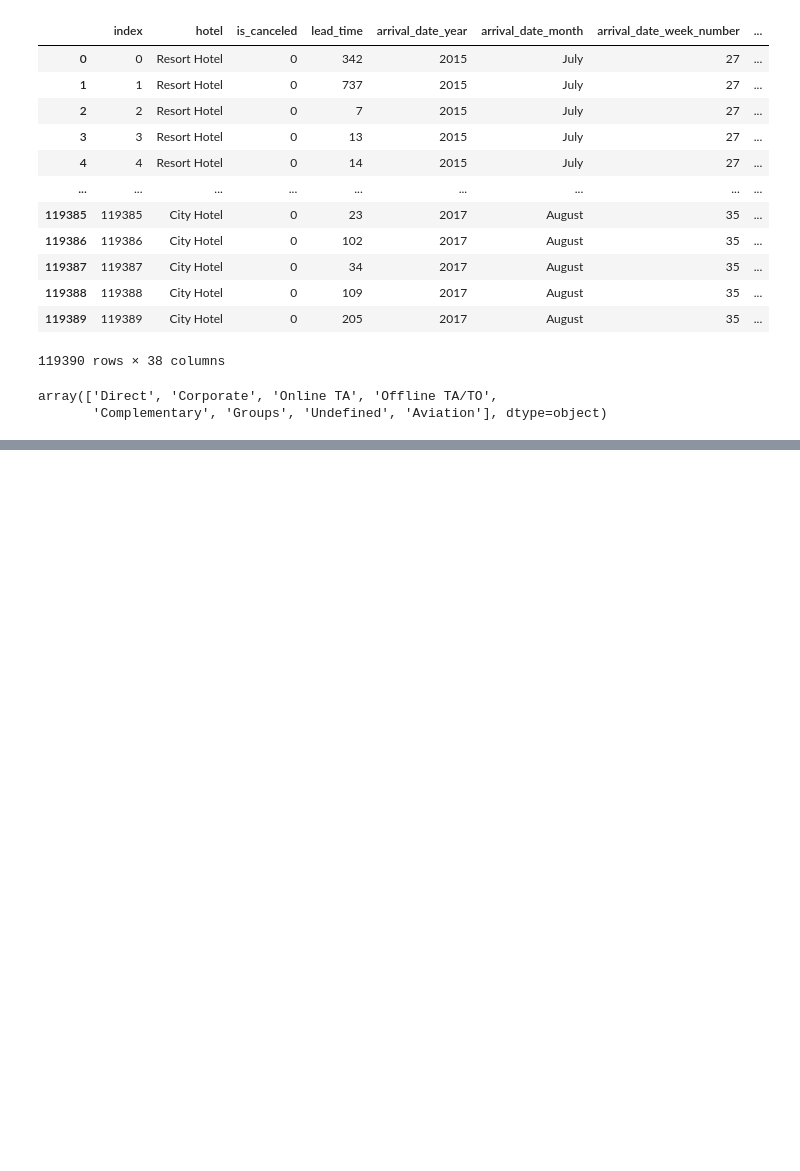
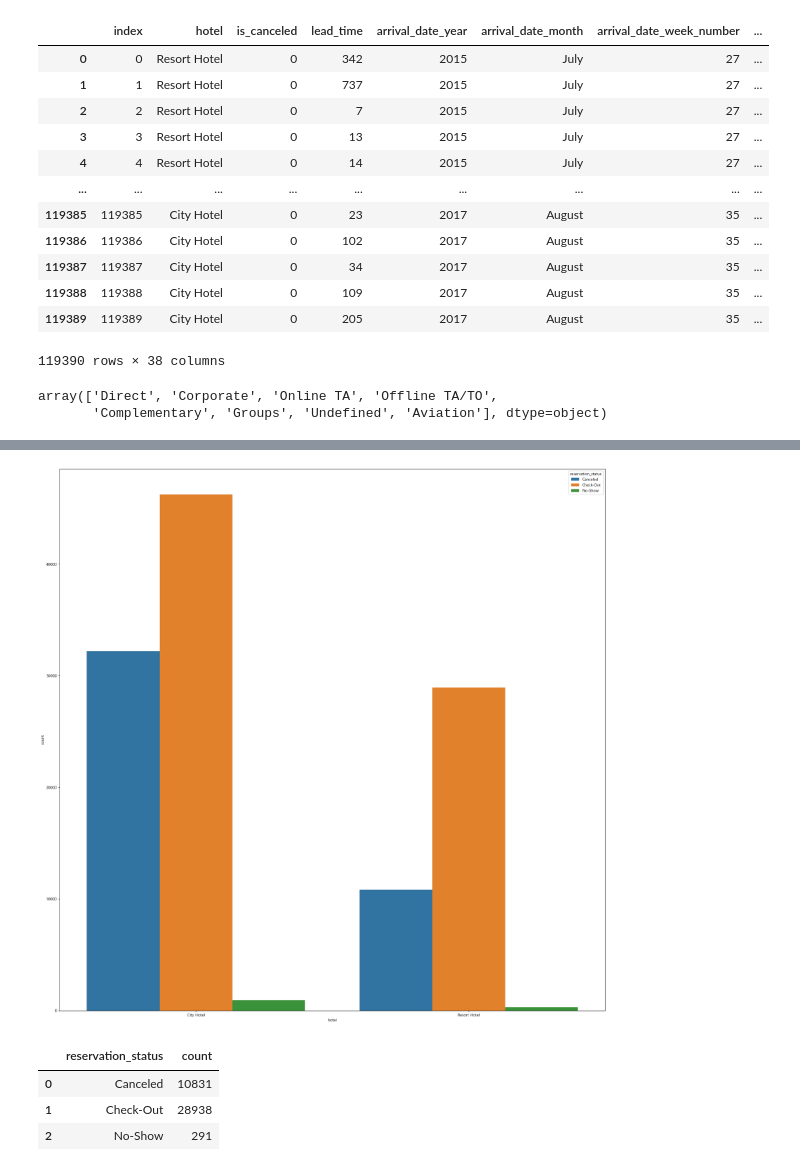
Before and after one commit to wjco/DAStudy-sun2, a Jupyter notebook: jss/hotel_booking_analysis/hotel_booking.ipynb, the cells around one changed output, grey strips where cells are left out. Drawn from its saved outputs; the diff is of its cells as text; code cells hidden in the pictures; blank space fills up the shorter version.

```diff
--- a/jss/hotel_booking_analysis/hotel_booking.ipynb
+++ b/jss/hotel_booking_analysis/hotel_booking.ipynb
@@ -310,0 +328,2 @@ array(['Direct', 'Corporate', 'Online TA', 'Offline TA/TO',
+# %%
+hotel_cancellation = hotel_booking_df.groupby(['hotel', 'reservation_status']).size().reset_index(name='count')
@@ -310,0 +340,6 @@ array(['Direct', 'Corporate', 'Online TA', 'Offline TA/TO',
+# %%
+plt.figure(figsize=(25, 25))
+sns.barplot(data=hotel_cancellation, x='hotel', y='count',hue='reservation_status')
+plt.show()
+# %% [output]
+[figure, added]
@@ -310,0 +350,7 @@ array(['Direct', 'Corporate', 'Online TA', 'Offline TA/TO',
+# %%
+resort_percent
+# %% [output]
+|  | reservation_status | count |
+| 0 | Canceled | 10831 |
+| 1 | Check-Out | 28938 |
+| 2 | No-Show | 291 |
```
Also changed, not shown: parts of 31 cells of this notebook.
